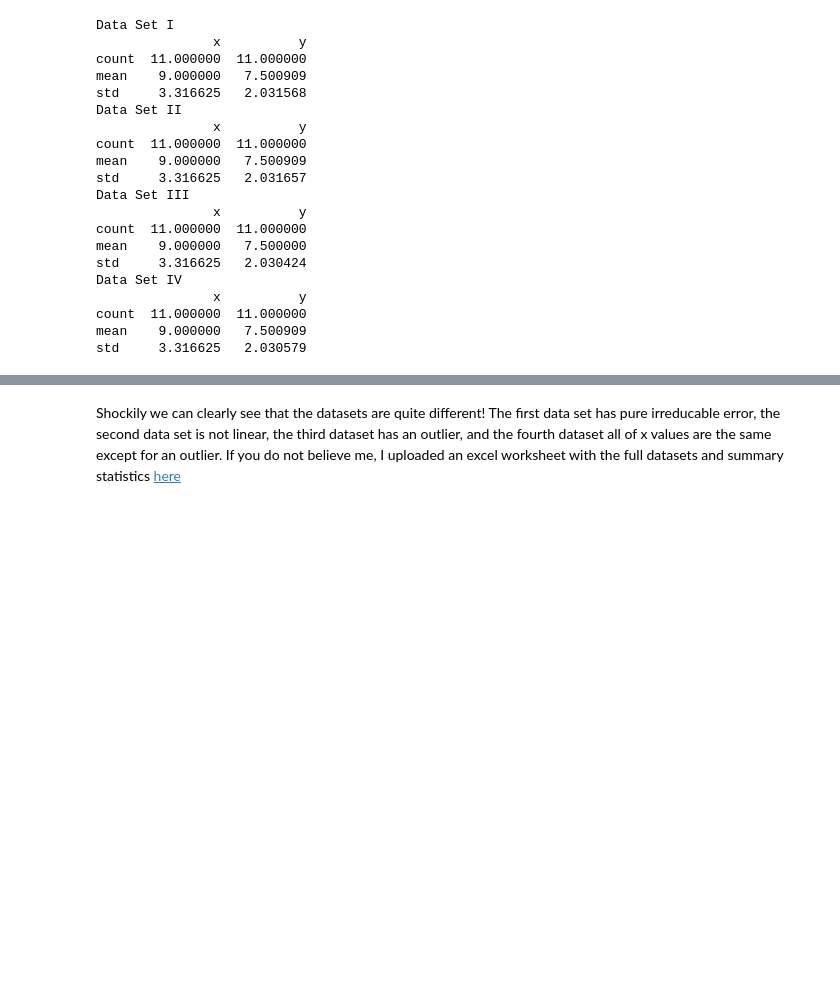
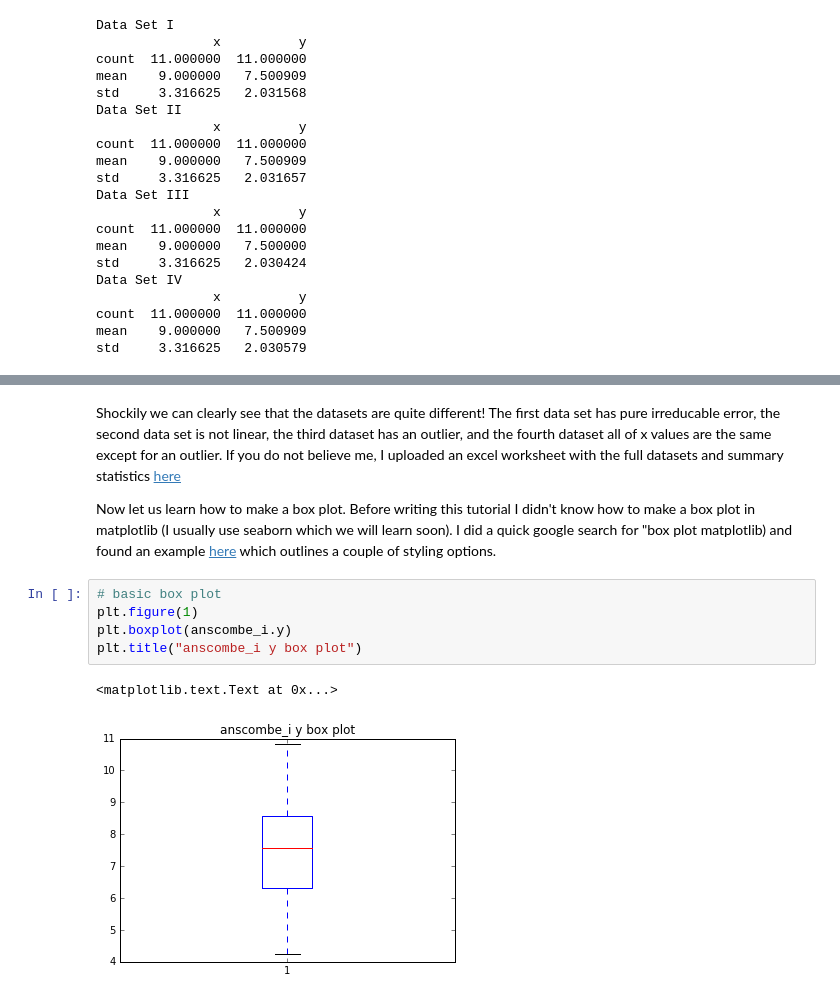
Before and after one commit to datascienceguide/datascienceguide.github.io, a Jupyter notebook: tutorials/Exploratory-Data-Analysis-Tutorial.ipynb, the cells around one changed output, grey strips where cells are left out. Saved outputs shown, nothing was run; the diff lists cells and outputs as text; blank space fills up the shorter version.

```diff
--- a/tutorials/Exploratory-Data-Analysis-Tutorial.ipynb
+++ b/tutorials/Exploratory-Data-Analysis-Tutorial.ipynb
@@ -160,2 +172,12 @@ plt.scatter(anscombe_iv.x, anscombe_iv.y,  color='black')
 # %% [markdown]
-Shockily we can clearly see that the datasets are quite different!  The first data set has pure irreducable error, the second data set is not linear, the third dataset has an outlier, and the fourth dataset all of x values are the same except for an outlier.  If you do not believe me, I uploaded an excel worksheet with the full datasets and summary statistics [here]()
+Shockily we can clearly see that the datasets are quite different!  The first data set has pure irreducable error, the second data set is not linear, the third dataset has an outlier, and the fourth dataset all of x values are the same except for an outlier.  If you do not believe me, I uploaded an excel worksheet with the full datasets and summary statistics [here](http://datascienceguide.github.io/datasets/ansombe.xlsx)
+
+Now let us learn how to make a box plot.  Before writing this tutorial I didn't know how to make a box plot in matplotlib (I usually use seaborn which we will learn soon).  I did a quick google search for "box plot matplotlib) and found an example [here](http://matplotlib.org/examples/pylab_examples/boxplot_demo.html) which outlines a couple of styling options.
+# %%
+# basic box plot
+plt.figure(1)
+plt.boxplot(anscombe_i.y)
+plt.title("anscombe_i y box plot")
+# %% [output]
+<matplotlib.text.Text at 0x...>
+[figure, added]
```
Also changed, not shown: parts of 12 cells of this notebook, 1 other file.
